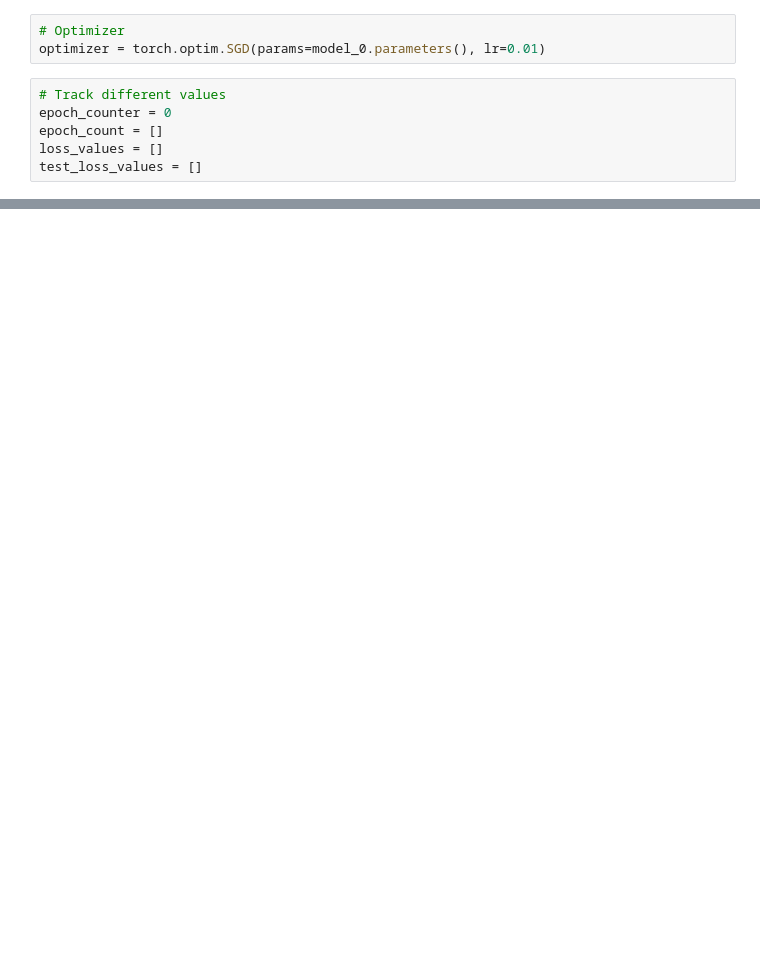
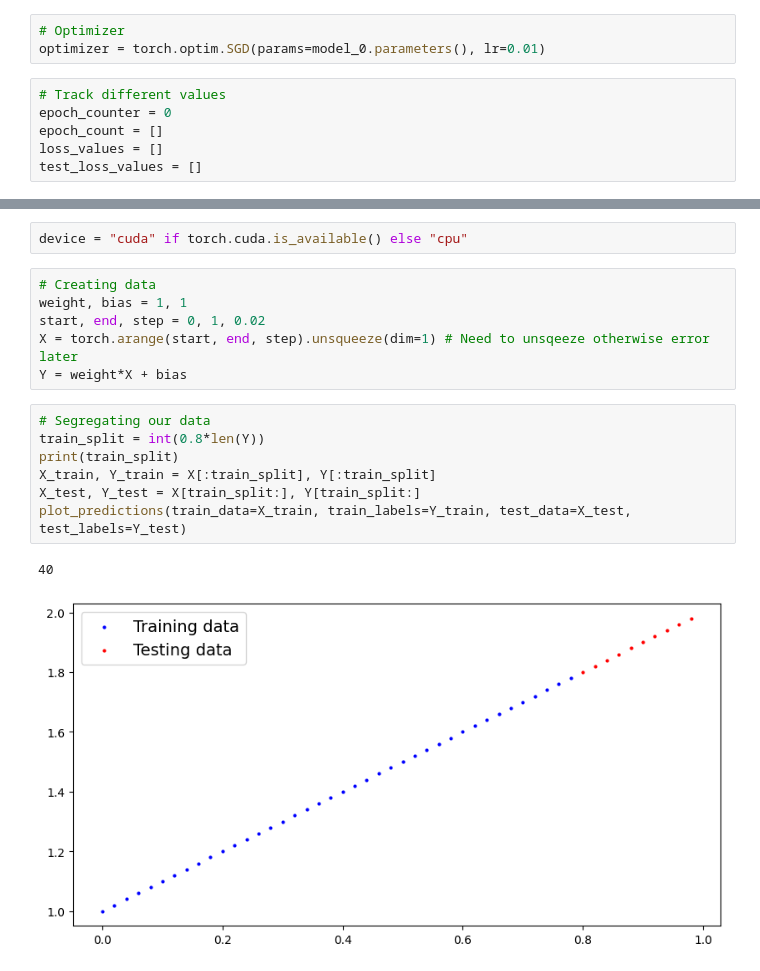
Before and after one commit to dozetype/pytorch-notes, a Jupyter notebook: basics.ipynb, the cells around one changed output, grey strips where cells are left out. Cells and saved outputs as stored; diff of their text form; blank space fills up the shorter version.

```diff
--- a/basics.ipynb
+++ b/basics.ipynb
@@ -207,0 +285,18 @@ plot_predictions(predictions=y_preds_new)
+# %%
+device = "cuda" if torch.cuda.is_available() else "cpu"
+# %%
+# Creating data
+weight, bias = 1, 1
+start, end, step = 0, 1, 0.02
+X = torch.arange(start, end, step).unsqueeze(dim=1) # Need to unsqeeze otherwise error later
+Y = weight*X + bias
+# %%
+# Segregating our data
+train_split = int(0.8*len(Y))
+print(train_split)
+X_train, Y_train = X[:train_split], Y[:train_split]
+X_test, Y_test = X[train_split:], Y[train_split:]
+plot_predictions(train_data=X_train, train_labels=Y_train, test_data=X_test, test_labels=Y_test)
+# %% [output]
+40
+[figure, added]
```
Also changed, not shown: parts of 24 cells of this notebook.
